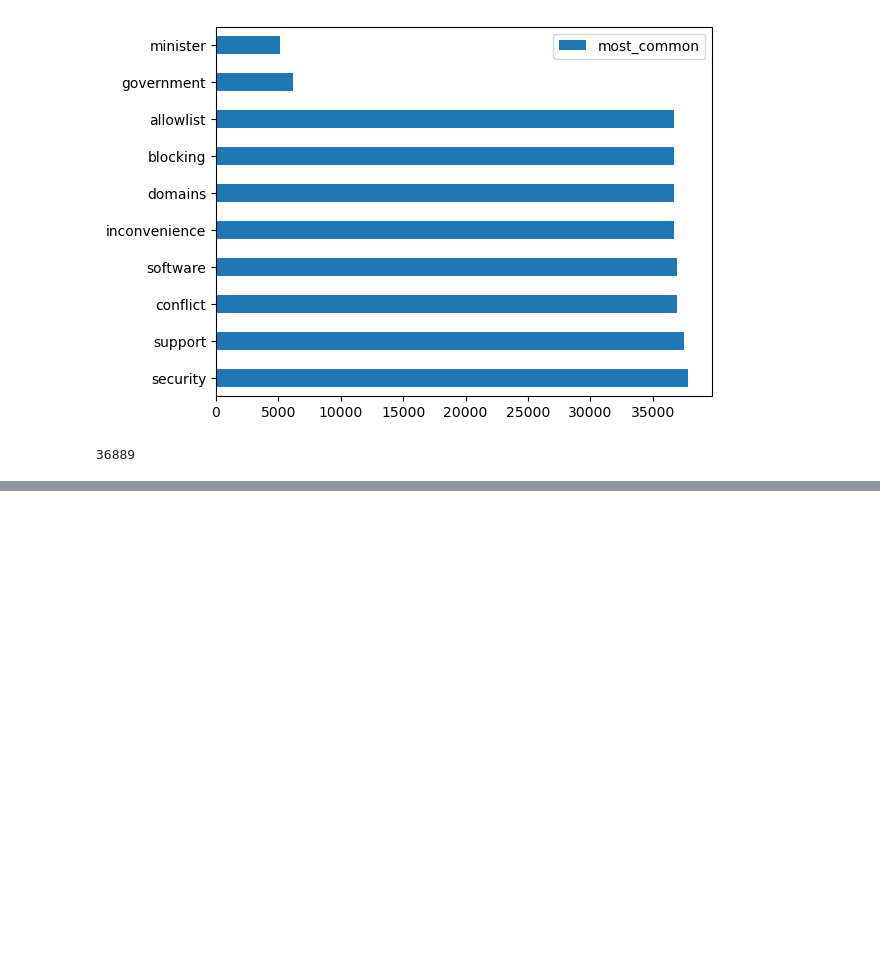
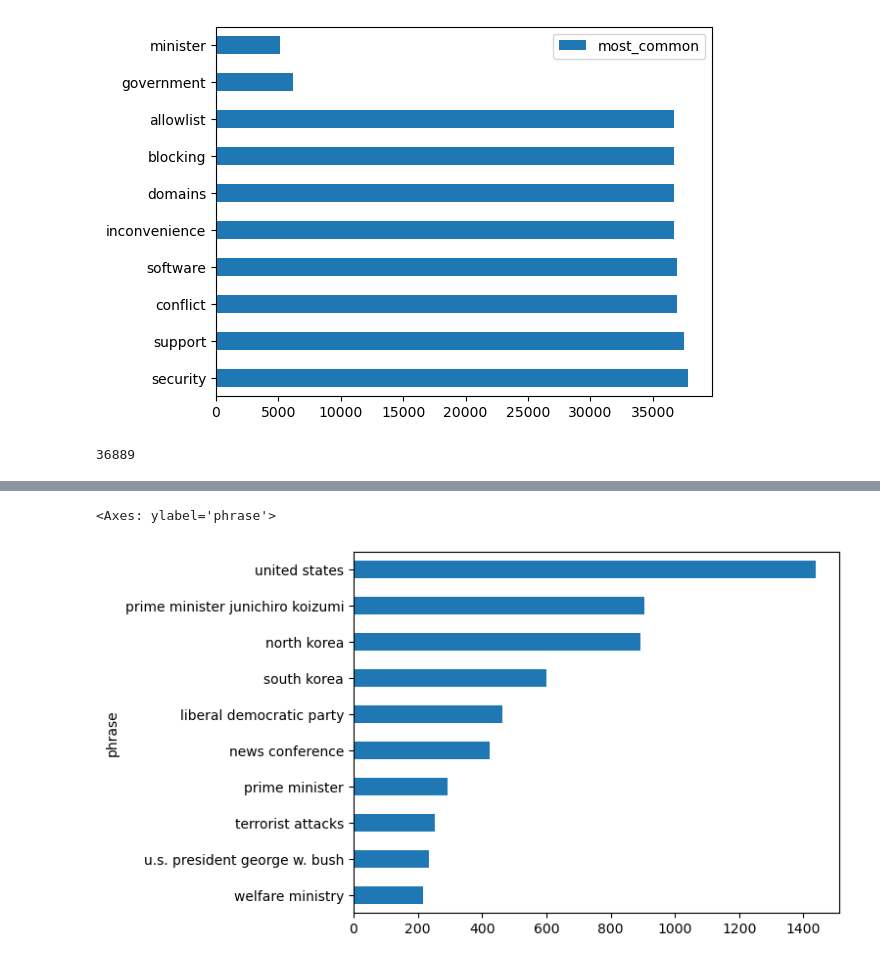
Before and after one commit to ninaudagawa/Media-Politics, a Jupyter notebook: project/notebooks/basic_statistics.ipynb, the cells around one changed output, grey strips where cells are left out. Saved outputs shown, nothing was run; the diff lists cells and outputs as text; code cells hidden in the pictures; blank space fills up the shorter version.

```diff
--- a/project/notebooks/basic_statistics.ipynb
+++ b/project/notebooks/basic_statistics.ipynb
@@ -164,7 +164,7 @@ import spacy
 from collections import Counter, defaultdict
 from tqdm import tqdm
 
-NOUN_POS = {"NOUN", "PROPN"}
+NOUN_POS = {"NOUN", "PROPN", "ADJ"}
 GLUE_WORDS = {"of", "the"}
 
 nlp = spacy.load("en_core_web_sm", disable=["ner", "lemmatizer", "parser", "senter"])  # ← ADD: disable unused components
@@ -208,0 +310,3 @@ KeyboardInterrupt:
+# %%
+top_political_phrases_df_edited = top_political_phrases_df.drop([0,1])
+top_political_phrases_df_edited
@@ -208,0 +347,5 @@ KeyboardInterrupt:
+# %%
+top_political_phrases_df_edited.head(10).set_index("phrase")["total_count"].sort_values().plot(kind="barh")
+# %% [output]
+<Axes: ylabel='phrase'>
+[figure, added]
```
Also changed, not shown: parts of 8 cells of this notebook.
